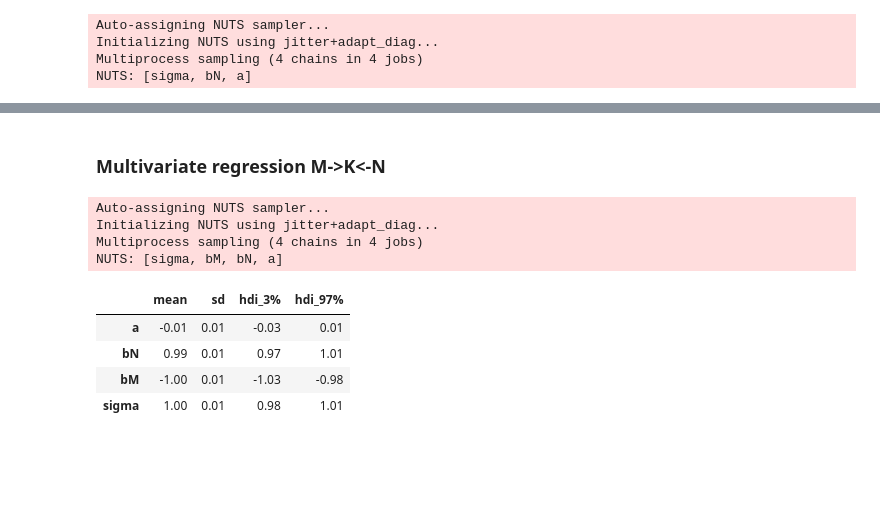
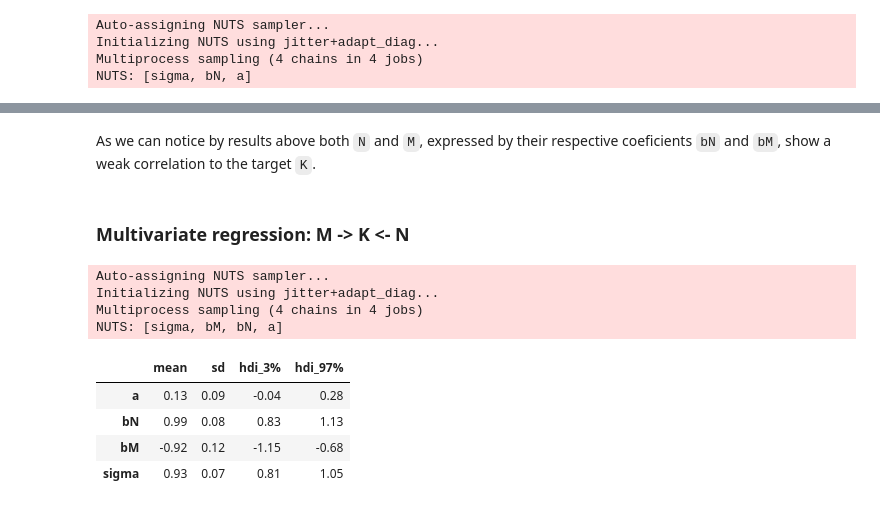
Before and after one commit to elisiojsj/Data-Science, a Jupyter notebook: Masking_relationship_simulation.ipynb, the cells around one changed output, grey strips where cells are left out. Saved outputs shown, nothing was run; the diff lists cells and outputs as text; code cells hidden in the pictures; blank space fills up the shorter version.

```diff
--- a/Masking_relationship_simulation.ipynb
+++ b/Masking_relationship_simulation.ipynb
@@ -9,9 +22,7 @@ from causalgraphicalmodels import CausalGraphicalModel
 # %%
-# M -> K <- N
-# M -> N
+SAMP_SIZE = 100
 
-SAMP_SIZE = 10000
-
+# all standardised -> mean=0, std=1
 M = stats.norm.rvs(size=SAMP_SIZE)
 N = stats.norm.rvs(M)
 K = stats.norm.rvs(N-M)
@@ -39,13 +55,13 @@ sns.pairplot(data=df)
 # %%
-with pm.Model() as mask:
+with pm.Model() as mk_model:
     a = pm.Normal('a', 0, 0.2)
     bM = pm.Normal('bM', 0, 0.5)
     sigma = pm.Exponential('sigma', 1)
 
-    mu = pm.Deterministic('mu', a + bM*M)
+    mu = pm.Deterministic('mu', a + bM*df['M'])
     K = pm.Normal('K', mu=mu, sigma=sigma, observed=df['K'])
 
-    trace = pm.sample(tune=2000)
+    mk_trace = pm.sample(tune=2000)
 # %% [output]
 Auto-assigning NUTS sampler...
 Initializing NUTS using jitter+adapt_diag...
@@ -64,13 +80,13 @@ az.summary(trace, varnames, round_to=2, kind="stats")
 # %%
-with pm.Model() as mask:
+with pm.Model() as nk_model:
     a = pm.Normal('a', 0, 0.2)
     bN = pm.Normal('bN', 0, 0.5)
     sigma = pm.Exponential('sigma', 1)
 
-    mu = pm.Deterministic('mu', a + bN*N)
+    mu = pm.Deterministic('mu', a + bN*df['N'])
     K = pm.Normal('K', mu=mu, sigma=sigma, observed=df['K'])
 
-    trace = pm.sample(tune=2000)
+    nk_trace = pm.sample(tune=2000)
 # %% [output]
 Auto-assigning NUTS sampler...
 Initializing NUTS using jitter+adapt_diag...
@@ -87,16 +128,18 @@ az.summary(trace, varnames, round_to=2, kind="stats")
+# %% [markdown]
+As we can notice by results above both `N` and `M`, expressed by their respective coeficients `bN` and `bM`, show a weak correlation to the target `K`.
 # %% [markdown]
-### Multivariate regression M->K<-N
+### Multivariate regression:   M -> K <- N
 # %%
-with pm.Model() as mask:
+with pm.Model() as multi_model:
     a = pm.Normal('a', 0, 0.2)
     bN = pm.Normal('bN', 0, 0.5)
     bM = pm.Normal('bM', 0, 0.5)
     sigma = pm.Exponential('sigma', 1)
 
-    mu = pm.Deterministic('mu', a + bN*N + bM*M)
+    mu = pm.Deterministic('mu', a + bN*df.N + bM*df.M)
     K = pm.Normal('K', mu=mu, sigma=sigma, observed=df['K'])
 
-    trace = pm.sample(tune=2000)
+    multi_trace = pm.sample(tune=2000)
 # %% [output]
 Auto-assigning NUTS sampler...
 Initializing NUTS using jitter+adapt_diag...
@@ -104,10 +147,10 @@ Multiprocess sampling (4 chains in 4 jobs)
 NUTS: [sigma, bM, bN, a]
 # %%
 varnames = ['~mu']
-az.summary(trace, varnames, round_to=2, kind="stats")
+az.summary(multi_trace, varnames, round_to=2, kind="stats")
 # %% [output]
 |  | mean | sd | hdi_3% | hdi_97% |
-| a | -0.01 | 0.01 | -0.03 | 0.01 |
-| bN | 0.99 | 0.01 | 0.97 | 1.01 |
-| bM | -1.00 | 0.01 | -1.03 | -0.98 |
-| sigma | 1.00 | 0.01 | 0.98 | 1.01 |
+| a | 0.13 | 0.09 | -0.04 | 0.28 |
+| bN | 0.99 | 0.08 | 0.83 | 1.13 |
+| bM | -0.92 | 0.12 | -1.15 | -0.68 |
+| sigma | 0.93 | 0.07 | 0.81 | 1.05 |
```
Also changed, not shown: parts of 16 cells of this notebook.
